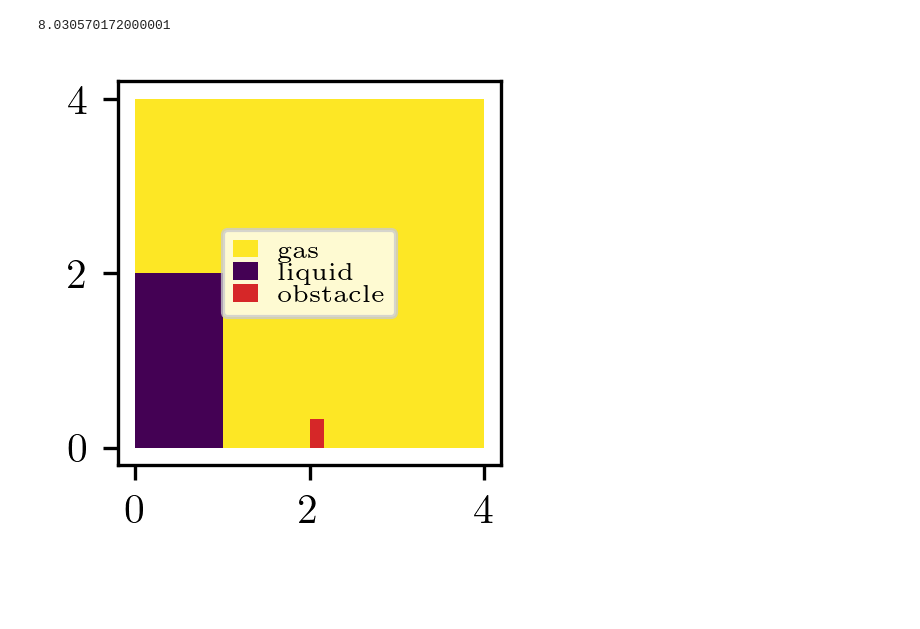
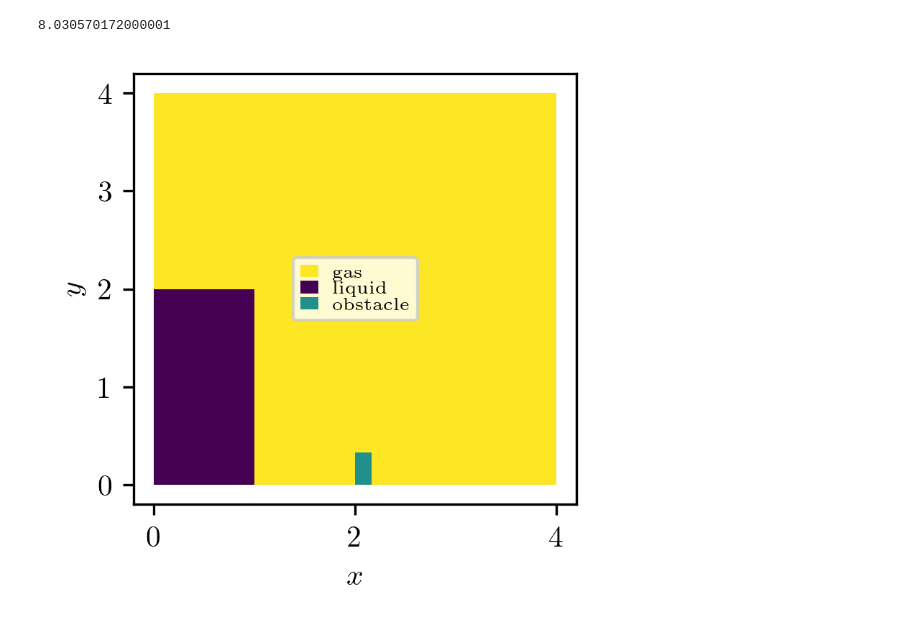
Before and after one commit to flabowski/POD-ROM-and-gaussian-convolution, a Jupyter notebook: notebooks/dam break.ipynb, the cells around one changed output. Saved outputs shown, nothing was run; the diff lists cells and outputs as text; code cells hidden in the pictures; blank space fills up the shorter version.

```diff
--- a/notebooks/dam break.ipynb
+++ b/notebooks/dam break.ipynb
@@ -43,6 +45,9 @@ import re
 # %%
 import matplotlib.pyplot as plt
 import matplotlib as mpl
+cmap = plt.cm.viridis_r
+#cmap.set_over('red')
+
 page_width_pt = 455.24
 pt2in = 0.01389
 pt2cm = 0.0352777778
@@ -78,36 +83,45 @@ markevery = 25
 # %%
 domain = np.array([
     [0, 0, 0],
     [2, 0, 0],
     [2, 0.32876, 0],
     [2.16438, 0.32876, 0],
     [2.16438, 0, 0],
     [4, 0, 0],
     [4, 4, 0],
     [0, 4, 0],
 ])
 water = np.array([
     [0, 0, 0],
     [1, 0, 0],
     [1, 2, 0],
     [0, 2, 0],
 ])
 obstacle = np.array([
     [2, 0, 0],
     [2, 0.32876, 0],
     [2.16438, 0.32876, 0],
     [2.16438, 0, 0],
 ])
 
-fig, ax = plt.subplots(figsize=(page_width_in/2, page_width_in/3))
-plt.fill(domain[:, 0], domain[:, 1], "#FDE725FF", alpha=1, label="gas")
-plt.fill(water[:, 0], water[:, 1], "#440154FF", alpha=1, label="liquid")
-plt.fill(obstacle[:, 0], obstacle[:, 1], "C3", alpha=1, label="obstacle")
-ax.set_aspect("equal")
+c0 = rgb2hex(cmap(0), keep_alpha=True)
+c5 = rgb2hex(cmap(0.5), keep_alpha=True)
+c1 = rgb2hex(cmap(1.0), keep_alpha=True)
+
+fig, ax = plt.subplots(figsize=(page_width_in/2, page_width_in/2))
+plt.fill(domain[:, 0], domain[:, 1], c0, alpha=1, label="gas")
+plt.fill(water[:, 0], water[:, 1], c1, alpha=1, label="liquid")
+plt.fill(obstacle[:, 0], obstacle[:, 1], c5, alpha=1, label="obstacle")
+#ax.set_aspect("equal")
+ax.set_xlabel(r'$x$')
+ax.set_ylabel(r'$y$')
+#plt.xlim([0, 4])
+#plt.ylim([0, 4])
 plt.legend()
+plt.savefig("C:/Users/florianma/OneDrive - Institutt for Energiteknikk/Documents/convolution_paper/db_domain.png")
 plt.show()
 # %% [output]
-[figure, old version]
+[figure, new version]
 # %%
 mypath = "C:/Users/florianma/OneDrive - Institutt for Energiteknikk" + \
         "/Documents/data/damBreak_results/"
```
Also changed, not shown: parts of 32 cells of this notebook, 1 other file.
